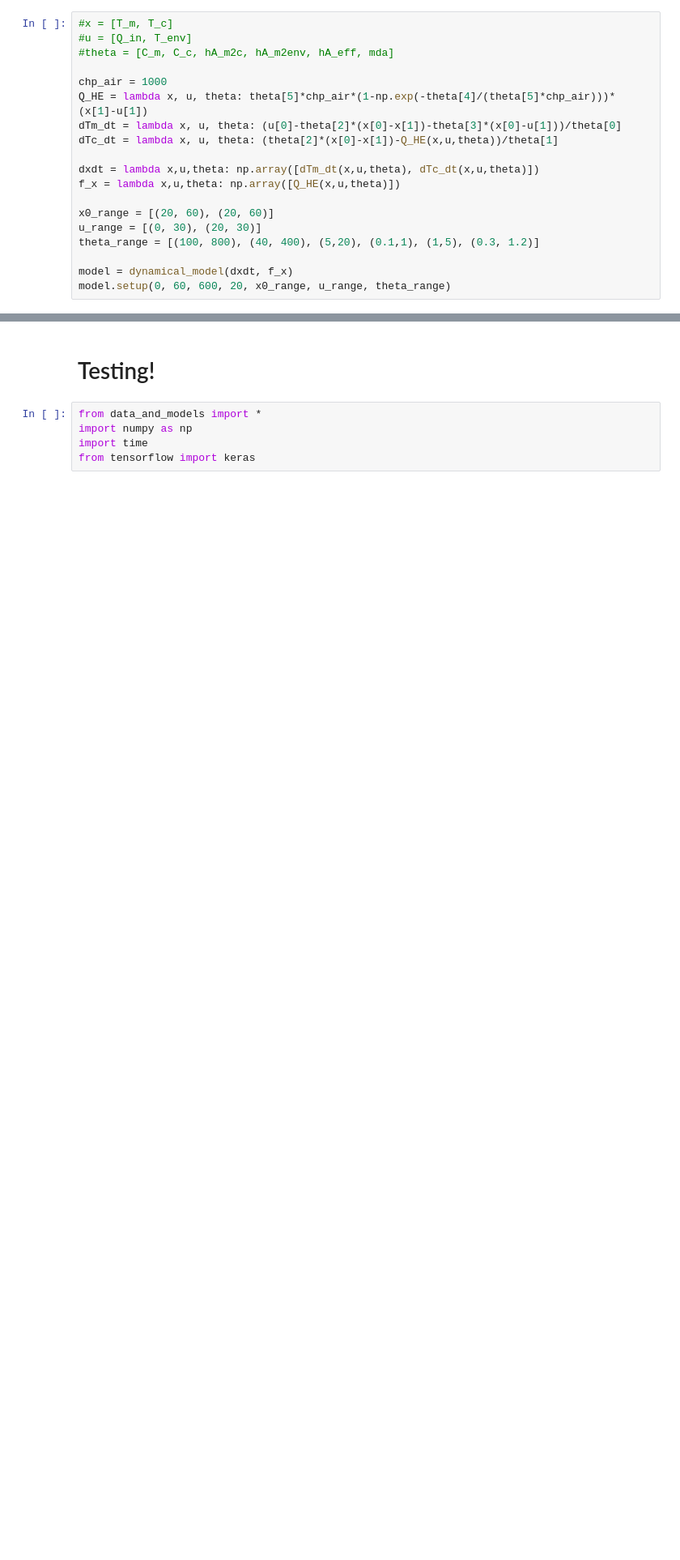
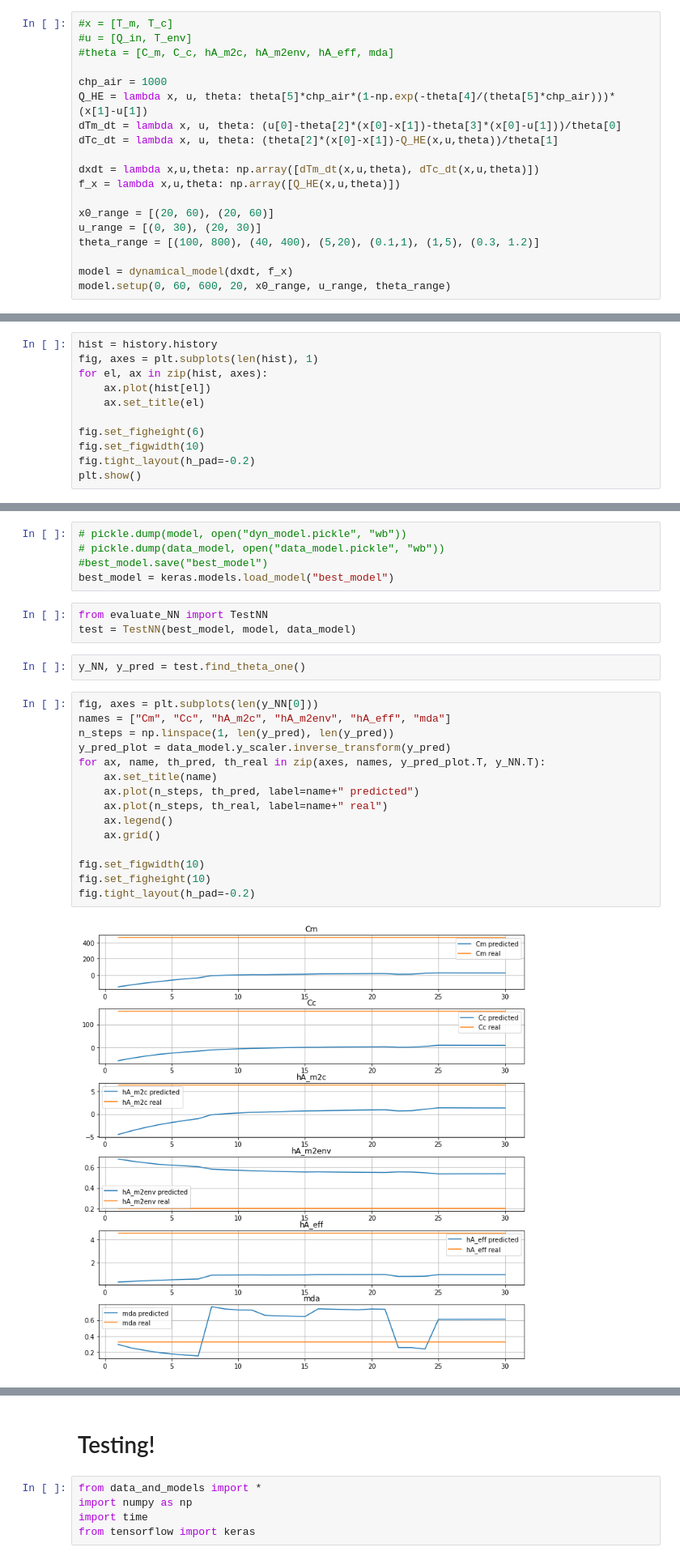
Before and after one commit to emelf/USN-Python-Scripts---Emil, a Jupyter notebook: Python/Parameter Estimation/Case_study_1.ipynb, the cells around one changed output, grey strips where cells are left out. Shown: that part at 81% size. Drawn from its saved outputs; the diff is of its cells as text; blank space fills up the shorter version.

```diff
--- a/Python/Parameter Estimation/Case_study_1.ipynb
+++ b/Python/Parameter Estimation/Case_study_1.ipynb
@@ -150,0 +58,11 @@ array([[0.98852185, 0.94486423, 0.01291748, 0.66032649, 0.68270442,
+# %%
+hist = history.history
+fig, axes = plt.subplots(len(hist), 1)
+for el, ax in zip(hist, axes):
+    ax.plot(hist[el])
+    ax.set_title(el)
+
+fig.set_figheight(6)
+fig.set_figwidth(10)
+fig.tight_layout(h_pad=-0.2)
+plt.show()
@@ -150,0 +71,27 @@ array([[0.98852185, 0.94486423, 0.01291748, 0.66032649, 0.68270442,
+# %%
+# pickle.dump(model, open("dyn_model.pickle", "wb"))
+# pickle.dump(data_model, open("data_model.pickle", "wb"))
+#best_model.save("best_model")
+best_model = keras.models.load_model("best_model")
+# %%
+from evaluate_NN import TestNN
+test = TestNN(best_model, model, data_model)
+# %%
+y_NN, y_pred = test.find_theta_one()
+# %%
+fig, axes = plt.subplots(len(y_NN[0]))
+names = ["Cm", "Cc", "hA_m2c", "hA_m2env", "hA_eff", "mda"]
+n_steps = np.linspace(1, len(y_pred), len(y_pred))
+y_pred_plot = data_model.y_scaler.inverse_transform(y_pred)
+for ax, name, th_pred, th_real in zip(axes, names, y_pred_plot.T, y_NN.T):
+    ax.set_title(name)
+    ax.plot(n_steps, th_pred, label=name+" predicted")
+    ax.plot(n_steps, th_real, label=name+" real")
+    ax.legend()
+    ax.grid()
+
+fig.set_figwidth(10)
+fig.set_figheight(10)
+fig.tight_layout(h_pad=-0.2)
+# %% [output]
+[figure, added]
```
Also changed, not shown: parts of 26 cells of this notebook, 11 other files.
